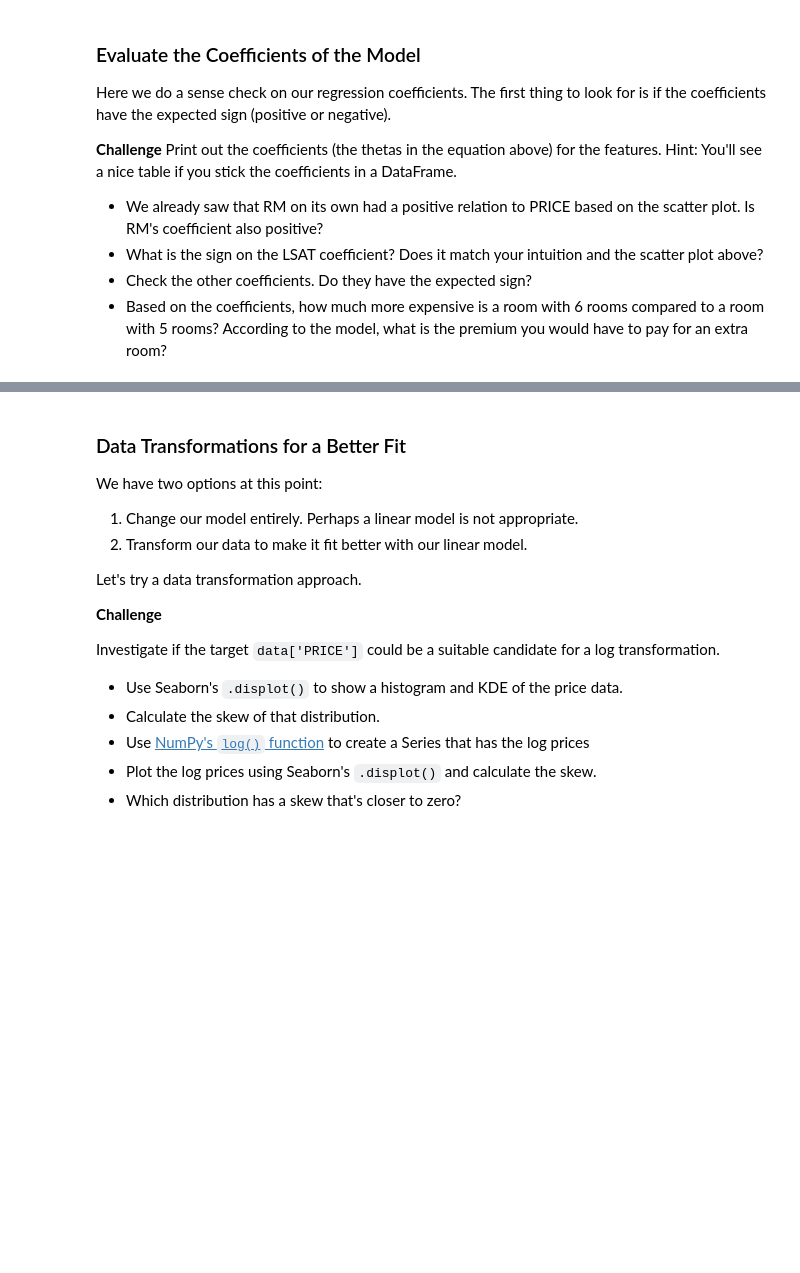
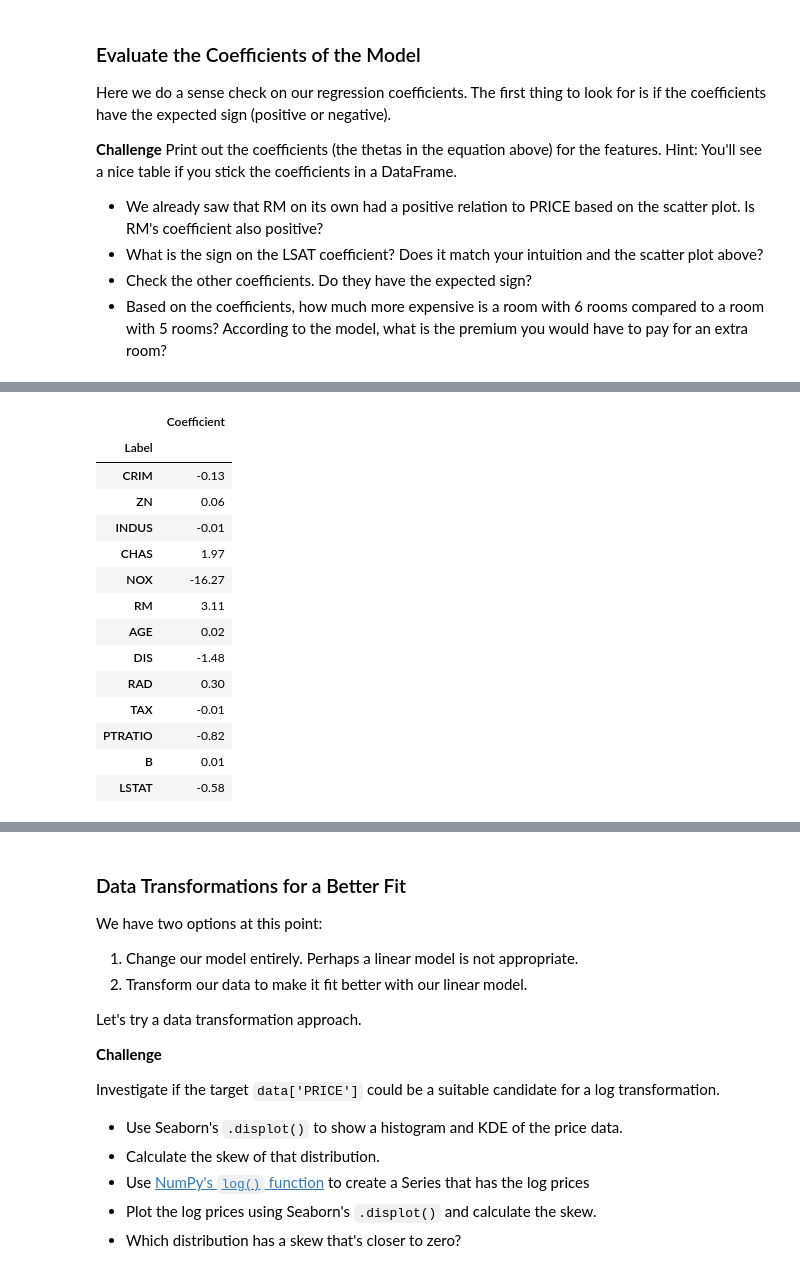
Before and after one commit to yakubszatkowski/100-days-python, a Jupyter notebook: Day 80 - Predicting house prices/Multivariable_Regression_and_Valuation_Model_(start).ipynb, the cells around one changed output, grey strips where cells are left out. Cells and saved outputs as stored; diff of their text form; code cells hidden in the pictures; blank space fills up the shorter version.

```diff
--- a/Day 80 - Predicting house prices/Multivariable_Regression_and_Valuation_Model_(start).ipynb
+++ b/Day 80 - Predicting house prices/Multivariable_Regression_and_Valuation_Model_(start).ipynb
@@ -470,3 +478,6 @@ Here we do a sense check on our regression coefficients. The first thing to look
 * What is the sign on the LSAT coefficient? Does it match your intuition and the scatter plot above?
 * Check the other coefficients. Do they have the expected sign?
 * Based on the coefficients, how much more expensive is a room with 6 rooms compared to a room with 5 rooms? According to the model, what is the premium you would have to pay for an extra room?
+# %%
+coefficients = lr.coef_  #there are 13 values since in the target dataset there are 6 columns
+coefficients
@@ -472,0 +489,3 @@ Here we do a sense check on our regression coefficients. The first thing to look
+# %%
+feature_columns = pd.DataFrame(X.columns)
+feature_columns
@@ -472,0 +507,22 @@ Here we do a sense check on our regression coefficients. The first thing to look
+# %%
+coefficients_df = pd.DataFrame(coefficients)
+coefficients_df.rename({0: 'Coefficient'}, axis='columns', inplace=True)  # or axis=1
+coefficients_df.insert(0, 'Label', feature_columns)
+coefficients_df.set_index('Label', inplace=True)
+coefficients_df
+# %% [output]
+|  | Coefficient |
+| Label |  |
+| CRIM | -0.13 |
+| ZN | 0.06 |
+| INDUS | -0.01 |
+| CHAS | 1.97 |
+| NOX | -16.27 |
+| RM | 3.11 |
+| AGE | 0.02 |
+| DIS | -1.48 |
+| RAD | 0.30 |
+| TAX | -0.01 |
+| PTRATIO | -0.82 |
+| B | 0.01 |
+| LSTAT | -0.58 |
```
Also changed, not shown: parts of 11 cells of this notebook.
